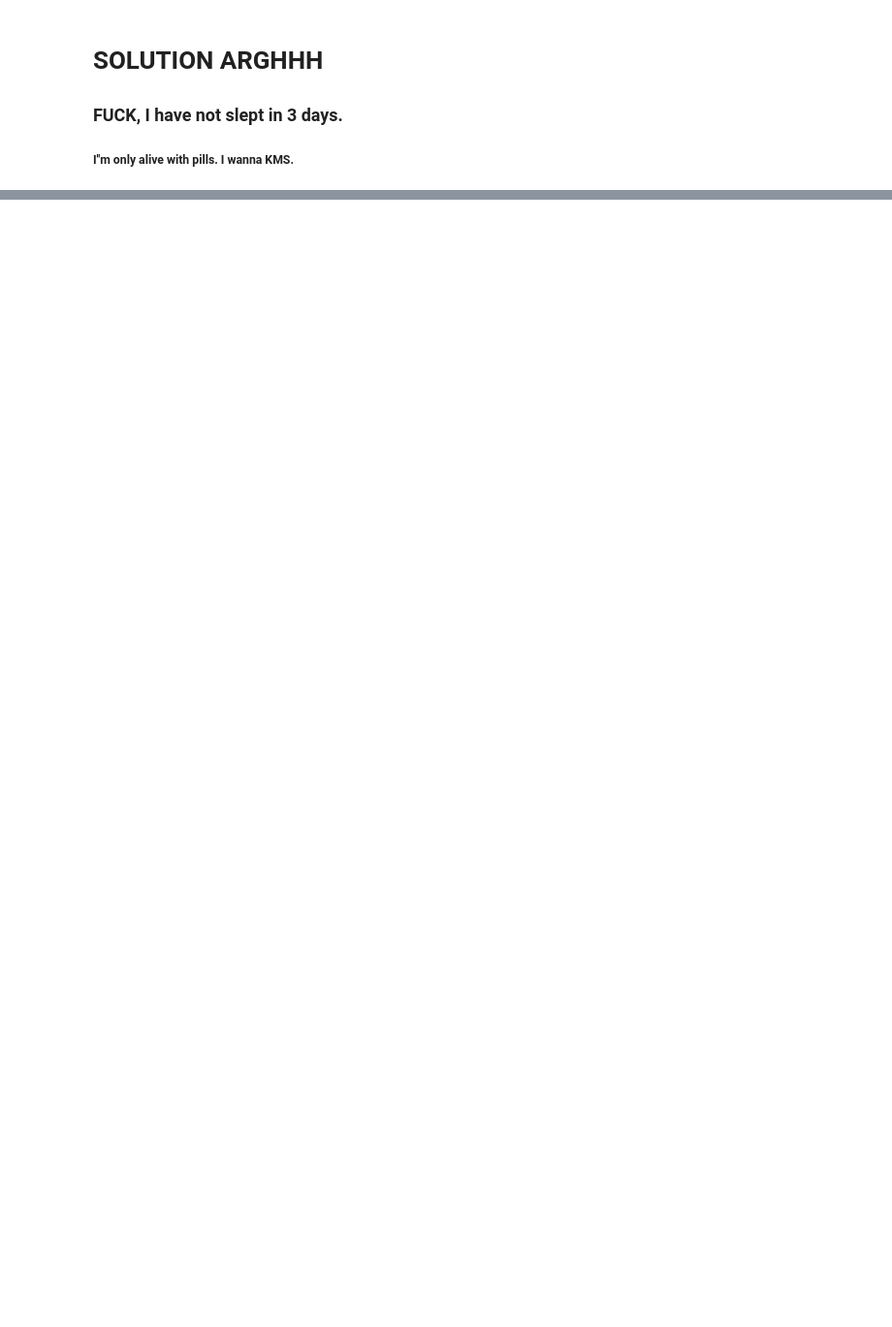
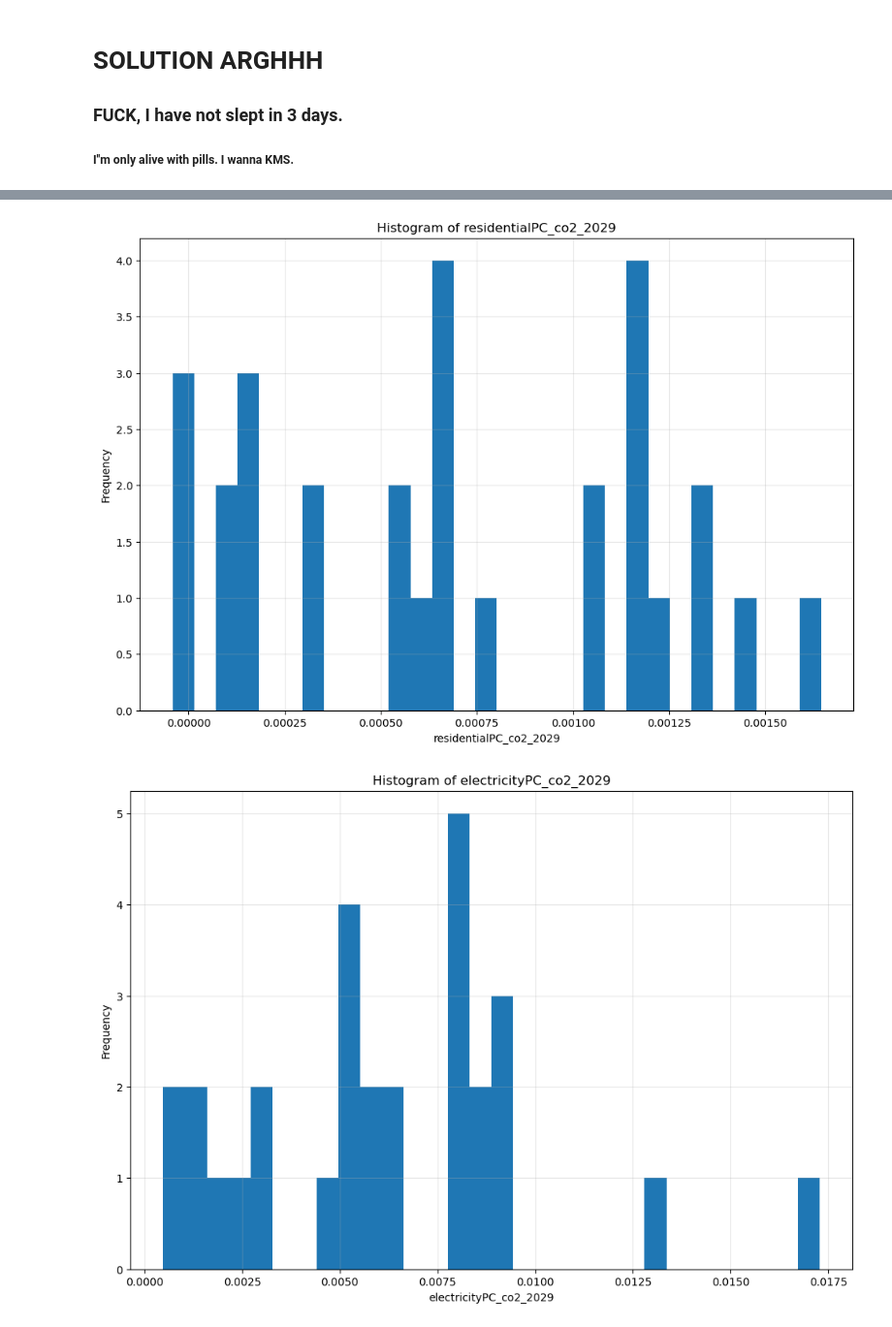
Before and after one commit to Pooh555/HIMCM-first-round, a Jupyter notebook: MCDA.ipynb, the cells around one changed output, grey strips where cells are left out. Shown at 97% size. Drawn from its saved outputs; the diff is of its cells as text; code cells hidden in the pictures; blank space fills up the shorter version.

```diff
--- a/MCDA.ipynb
+++ b/MCDA.ipynb
@@ -9,0 +10,6 @@ import matplotlib.pyplot as plt
+# %%
+# Constants
+aggregated_data_path = "aggregated_data_no_distance.csv"
+# %%
+# Load CSV files
+df = pd.read_csv(aggregated_data_path)
@@ -9,0 +30,7 @@ import matplotlib.pyplot as plt
+# %%
+df["Recycle rate (%)"] = pd.to_numeric(df["Recycle rate (%)"], errors="coerce")
+df["water reuse"] = df["water reuse"].astype(float)
+
+df = df.dropna(subset=["Recycle rate (%)"]).reset_index(drop=True)
+
+df.info()
@@ -9,0 +55,28 @@ import matplotlib.pyplot as plt
+# %%
+# Plot all columns in the dataframe in a histogram format
+def plot_all_histograms(df, bins=30, figsize=(12, 8)):
+    """
+    Args:
+        - df : pandas.DataFrame
+            The input dataframe.
+        - bins : int, optional
+            Number of histogram bins. Default is 30.
+        - figsize : tuple, optional
+            Figure size for each histogram. Default is (12, 8).
+    """
+
+    numeric_cols = df.select_dtypes(include=["float"]).columns
+
+    for col in numeric_cols:
+        plt.figure(figsize=figsize)
+        plt.hist(df[col].dropna(), bins=bins)
+        plt.title(f"Histogram of {col}")
+        plt.xlabel(col)
+        plt.ylabel("Frequency")
+        plt.grid(True, alpha=0.3)
+        plt.show()
+# %%
+plot_all_histograms(df)
+# %% [output]
+[figure, added]
+[figure, added]
```
Also changed, not shown: parts of 7 cells of this notebook, 1 other file.
